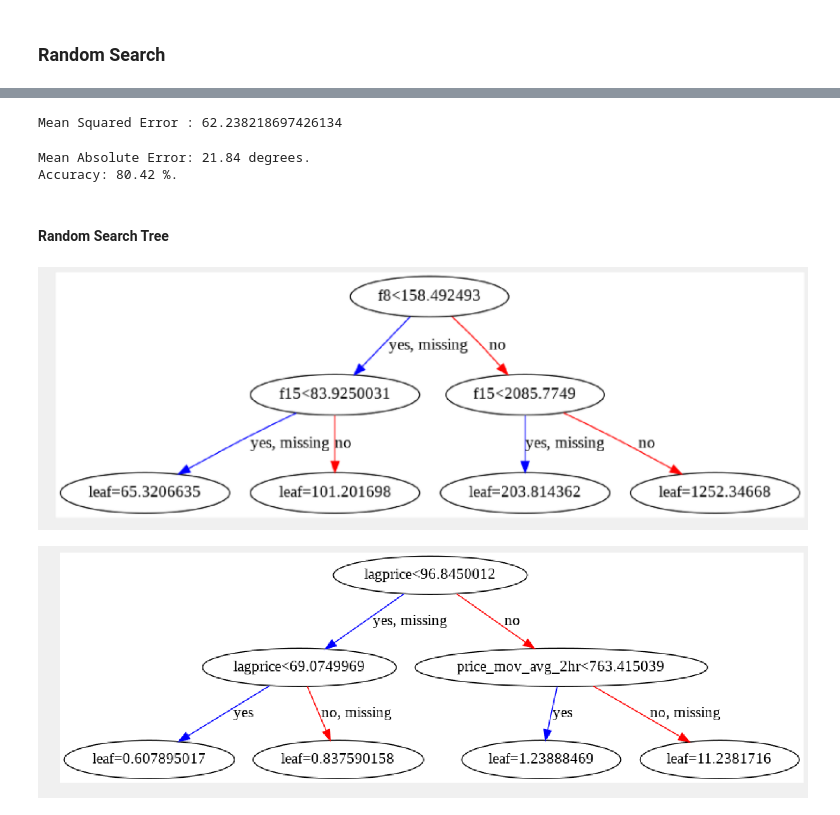
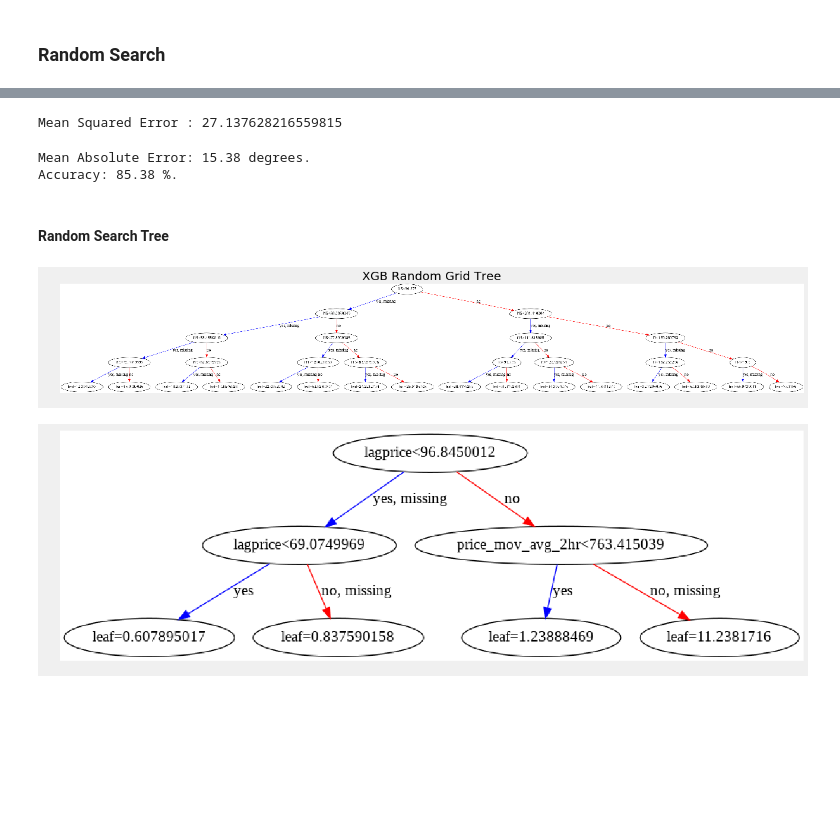
Before and after one commit to DonaldTurton/AT2_Advanced_Data_Algorithms, a Jupyter notebook: XGB_Model.ipynb, the cells around one changed output, grey strips where cells are left out. Cells and saved outputs as stored; diff of their text form; code cells hidden in the pictures; blank space fills up the shorter version.

Commit message:
Re Run all models

```diff
--- a/XGB_Model.ipynb
+++ b/XGB_Model.ipynb
@@ -161,9 +165,9 @@ Accuracy: 82.96 %.
 B_pred_sub = B_predictions[1:96]
 B_testy_sub = np.array(test_y[1:96])
 
-#yTest_sub
-#pred_sub
 plt.plot(B_pred_sub)
 plt.plot(B_testy_sub)
+plt.title("Basic XGB Pred vs Actual")
+plt.rcParams['figure.figsize'] = [10, 10]
 plt.show()
 # %% [output]
@@ -245,4 +251,6 @@ Text(0.5, 1.0, 'Variable Importances')
 from xgboost import plot_tree
 
 plot_tree(my_model)
+plt.title("Basic XGB Tree")
+plt.rcParams['figure.figsize'] = [20, 20]
 plt.show()
@@ -398,22 +408,21 @@ Text(0.5, 1.0, 'Variable Importances')
 # %% [markdown]
 ### Random Search
 # %%
-xgb_param_grid = {'learning_rate': np.arange(0.01,0.05,1),
+xgb_param_grid = {'learning_rate': np.arange(0.3,0.5,1),
                   'n_estimators': [100,200, 500, 1000],
                   'subsample': np.arange(1),
-                  'min_child_weight':[4,5],
-                  'gamma':[i/10.0 for i in range(3,6)],
+                  'min_child_weight':[1,2,4],
+                  'gamma':[i/10.0 for i in range(0,5)],
                   'subsample':[1],
-                  'colsample_bytree':[i/10.0 for i in range(6,11)],
-                  'max_depth': [2,3,4]}
+                  'max_depth': [4,6,8]}
 
 
-#Subsample 1 because its a time series
-#min_child_weight: minimum number of instances needed to be in each node.
-# Gamma: A node is split only when the resulting split gives a positive reduction in the loss function
+# Learning rate Step size shrinkage used in update to prevents overfitting Default 0.3.
+# N estimators
 # Subsample fixed to 1 beacus its time series
-# colsample by tree:  is the subsample ratio of columns when constructing each tree. Subsampling occurs once for every tree constructed.
-# Max depth: Maximum depth of a tree. Increasing this value will make the model more complex and more likely to overfit
+# min_child_weight: minimum number of instances needed to be in each node. DEFAULT 1
+# Gamma: A node is split only when the resulting split gives a positive reduction in the loss function DEFAULT 0
+# Max depth: Maximum depth of a tree. Increasing this value will make the model more complex and more likely to overfit DEFAULT 6
 # %%
 from sklearn.model_selection import RandomizedSearchCV
 
@@ -446,12 +455,11 @@ Lowest RMSE found:  50.80681882504384
 # %%
 # XGB With Parameter Selection From Random Search
 xgbR = XGBRegressor(subsample = 1,
-                    n_estimators = 500,
-                    min_child_weight = 4,
-                    max_depth = 2,
-                    learning_rate = 1,
-                    gamma =0.4,
-                    colsample_bytree =0.6,
+                    n_estimators = 100,
+                    min_child_weight = 1,
+                    max_depth = 4,
+                    learning_rate = 0.3,
+                    gamma =0.1,
                     )
 
 xgbR.fit(train_X, train_y,  eval_set=[(test_X, test_y)], verbose=False)
@@ -468,11 +476,11 @@ XGBRegressor(base_score=0.5, booster='gbtree', colsample_bylevel=1,
 # Predict using Best Random Parameter
 xgbR_prediction = xgbR.predict(test_X)
 # %%
-# RMSE 55.43
+# RMSE 27.13
 xgbR_mse = mean_squared_error(xgbR_prediction,test_y)
 print("Mean Squared Error : " + str( np.sqrt(xgbR_mse)))
 # %% [output]
-Mean Squared Error : 62.238218697426134
+Mean Squared Error : 27.137628216559815
 # %%
 # Accuary
 
@@ -490,15 +498,17 @@ xgbR_mape = 100 * (xgbR_errors / test_y)
 xgbR_accuracy = 100 - np.mean(xgbR_mape)
 print('Accuracy:', round(xgbR_accuracy, 2), '%.')  #85.54
 # %% [output]
-Mean Absolute Error: 21.84 degrees.
-Accuracy: 80.42 %.
+Mean Absolute Error: 15.38 degrees.
+Accuracy: 85.38 %.
 # %% [markdown]
 #### Random Search Tree
 # %%
 plot_tree(xgbR)
+plt.title("XGB Random Grid Tree")
+plt.rcParams['figure.figsize'] = [20, 20]
 plt.show(xgbR)
 # %% [output]
-[figure, old version]
+[figure, new version]
 # %%
 # Plot a tree from
 
```
Also changed, not shown: parts of 30 cells of this notebook.
